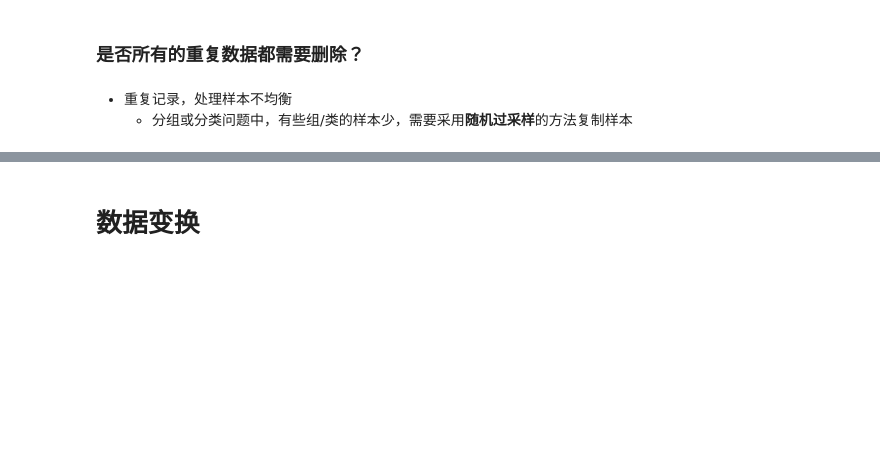
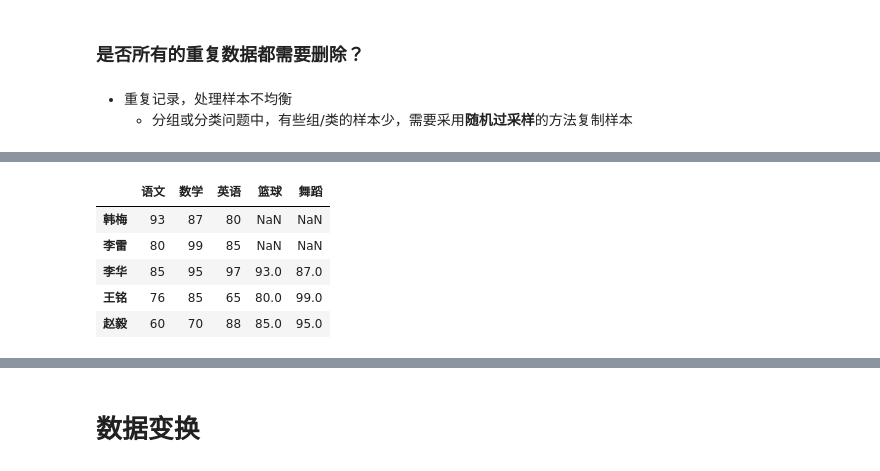
Before and after one commit to christinemu/biz-mining, a Jupyter notebook: DataExplore.ipynb, the cells around one changed output, grey strips where cells are left out. Saved outputs shown, nothing was run; the diff lists cells and outputs as text; code cells hidden in the pictures; blank space fills up the shorter version.

```diff
--- a/DataExplore.ipynb
+++ b/DataExplore.ipynb
@@ -754,0 +1084,9 @@ DataFrame.drop_duplicates(keep='first', inplace=False)
+# %%
+h1Df.merge(h2Df,how='left',left_index=True,right_index=True)
+# %% [output]
+|  | 语文 | 数学 | 英语 | 篮球 | 舞蹈 |
+| 韩梅 | 93 | 87 | 80 | NaN | NaN |
+| 李雷 | 80 | 99 | 85 | NaN | NaN |
+| 李华 | 85 | 95 | 97 | 93.0 | 87.0 |
+| 王铭 | 76 | 85 | 65 | 80.0 | 99.0 |
+| 赵毅 | 60 | 70 | 88 | 85.0 | 95.0 |
```
Also changed, not shown: parts of 120 cells of this notebook.
